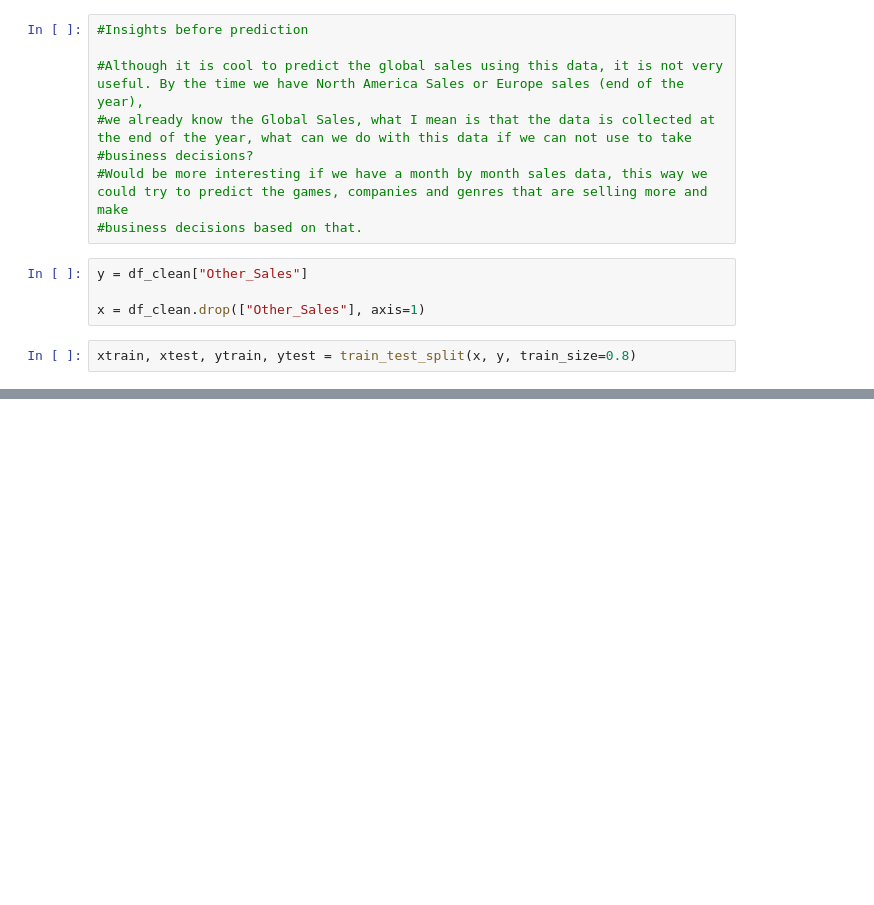
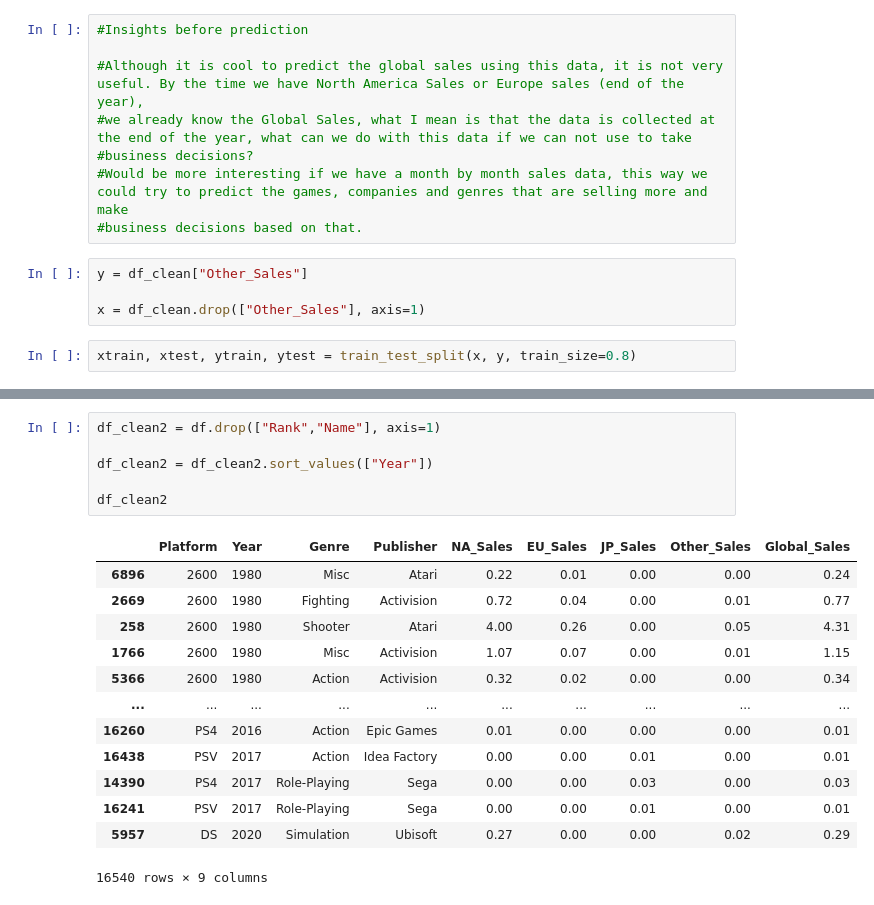
Before and after one commit to lgbongiolo/Video-Game-Sales, a Jupyter notebook: Video Games Sales .ipynb, the cells around one changed output, grey strips where cells are left out. Cells and saved outputs as stored; diff of their text form; blank space fills up the shorter version.

```diff
--- a/Video Games Sales .ipynb
+++ b/Video Games Sales .ipynb
@@ -1100,0 +1103,20 @@ results.head(50)
+# %%
+df_clean2 = df.drop(["Rank","Name"], axis=1)
+
+df_clean2 = df_clean2.sort_values(["Year"])
+
+df_clean2
+# %% [output]
+|  | Platform | Year | Genre | Publisher | NA_Sales | EU_Sales | JP_Sales | Other_Sales | Global_Sales |
+| 6896 | 2600 | 1980 | Misc | Atari | 0.22 | 0.01 | 0.00 | 0.00 | 0.24 |
+| 2669 | 2600 | 1980 | Fighting | Activision | 0.72 | 0.04 | 0.00 | 0.01 | 0.77 |
+| 258 | 2600 | 1980 | Shooter | Atari | 4.00 | 0.26 | 0.00 | 0.05 | 4.31 |
+| 1766 | 2600 | 1980 | Misc | Activision | 1.07 | 0.07 | 0.00 | 0.01 | 1.15 |
+| 5366 | 2600 | 1980 | Action | Activision | 0.32 | 0.02 | 0.00 | 0.00 | 0.34 |
+| ... | ... | ... | ... | ... | ... | ... | ... | ... | ... |
+| 16260 | PS4 | 2016 | Action | Epic Games | 0.01 | 0.00 | 0.00 | 0.00 | 0.01 |
+| 16438 | PSV | 2017 | Action | Idea Factory | 0.00 | 0.00 | 0.01 | 0.00 | 0.01 |
+| 14390 | PS4 | 2017 | Role-Playing | Sega | 0.00 | 0.00 | 0.03 | 0.00 | 0.03 |
+| 16241 | PSV | 2017 | Role-Playing | Sega | 0.00 | 0.00 | 0.01 | 0.00 | 0.01 |
+| 5957 | DS | 2020 | Simulation | Ubisoft | 0.27 | 0.00 | 0.00 | 0.02 | 0.29 |
+16540 rows × 9 columns
```
Also changed, not shown: parts of 15 cells of this notebook, 9 other files.
